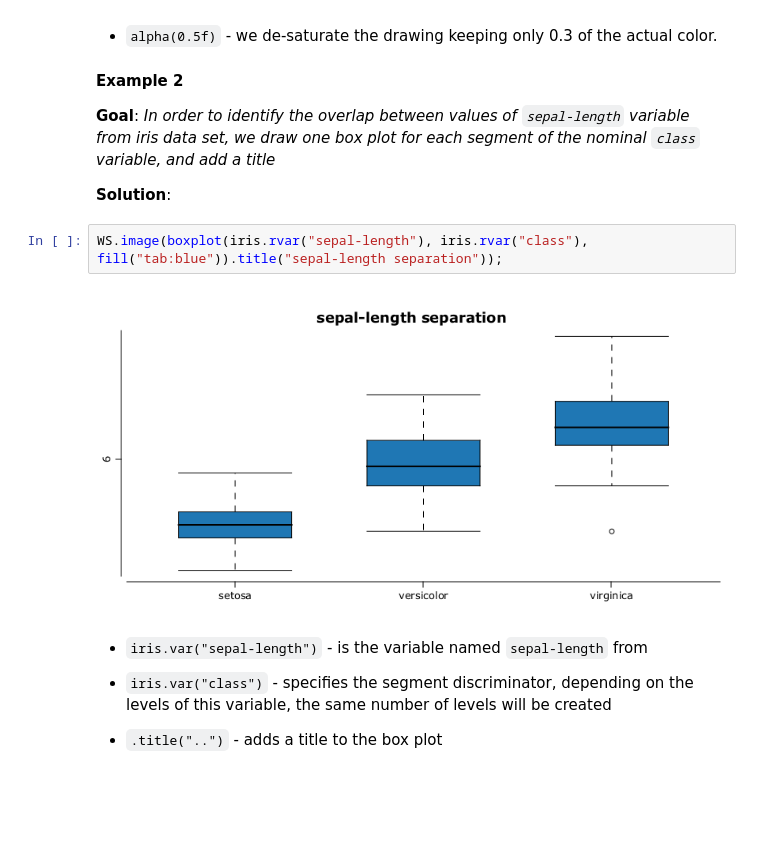
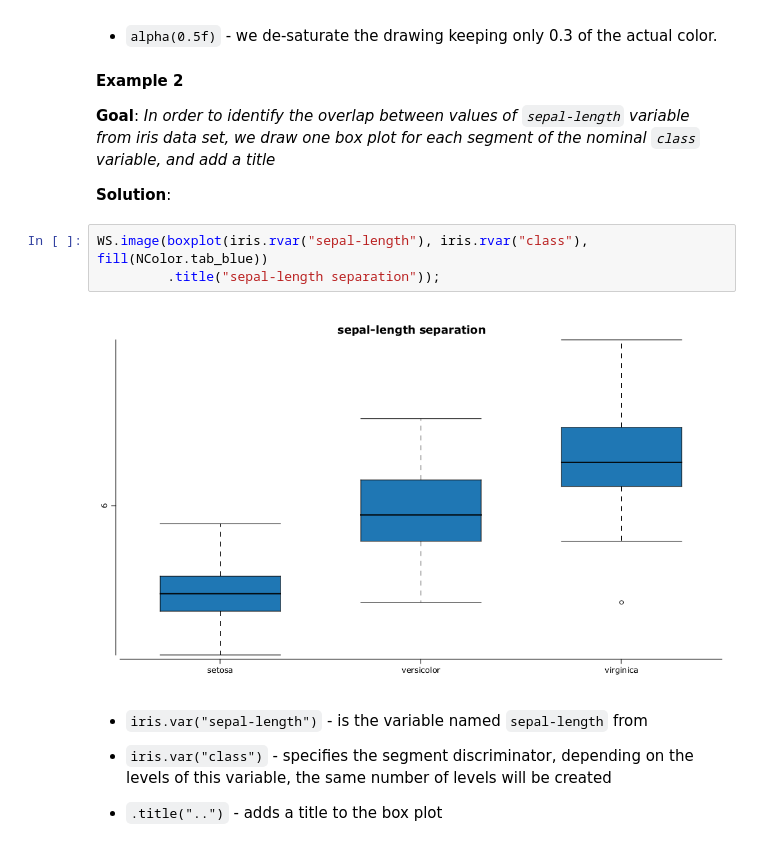
Before and after one commit to padreati/rapaio-notebooks, a Jupyter notebook: tutorials/DataVisualization.ipynb, the cells around one changed output. Drawn from its saved outputs; the diff is of its cells as text; blank space fills up the shorter version.

```diff
--- a/tutorials/DataVisualization.ipynb
+++ b/tutorials/DataVisualization.ipynb
@@ -82,9 +82,10 @@ WS.image(boxplot(iris.mapVars("0~3"), fill(1, 2, 3, 4), alpha(0.5f)))
 
 **Solution**:
 # %%
-WS.image(boxplot(iris.rvar("sepal-length"), iris.rvar("class"), fill("tab:blue")).title("sepal-length separation"));
+WS.image(boxplot(iris.rvar("sepal-length"), iris.rvar("class"), fill(NColor.tab_blue))
+         .title("sepal-length separation"));
 # %% [output]
-[figure, old version]
+[figure, new version]
 # %% [markdown]
 * `iris.var("sepal-length")` - is the variable named `sepal-length` from
 
```
Also changed, not shown: parts of 14 cells of this notebook, 9 other files.
